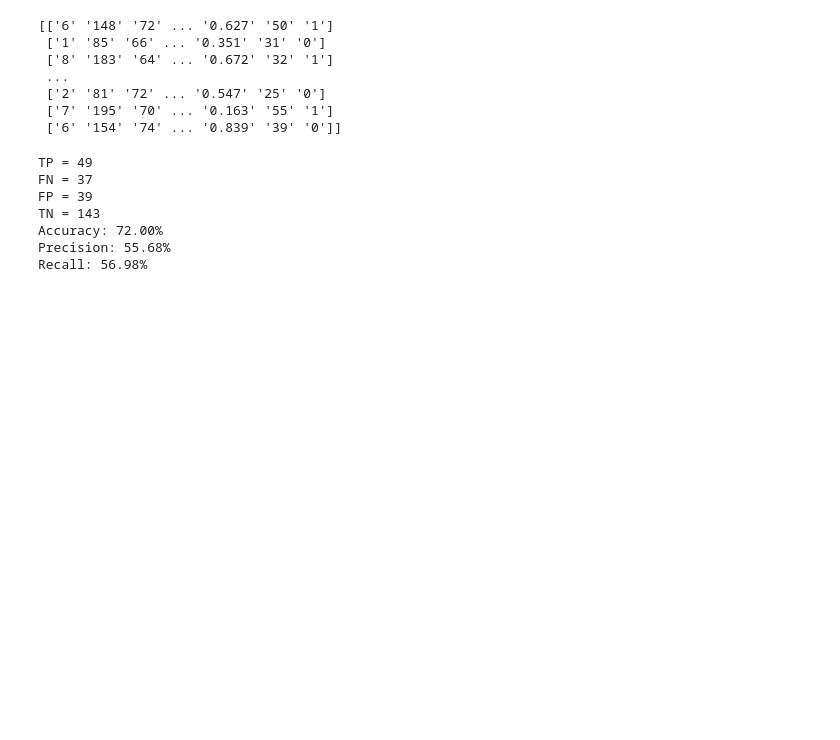
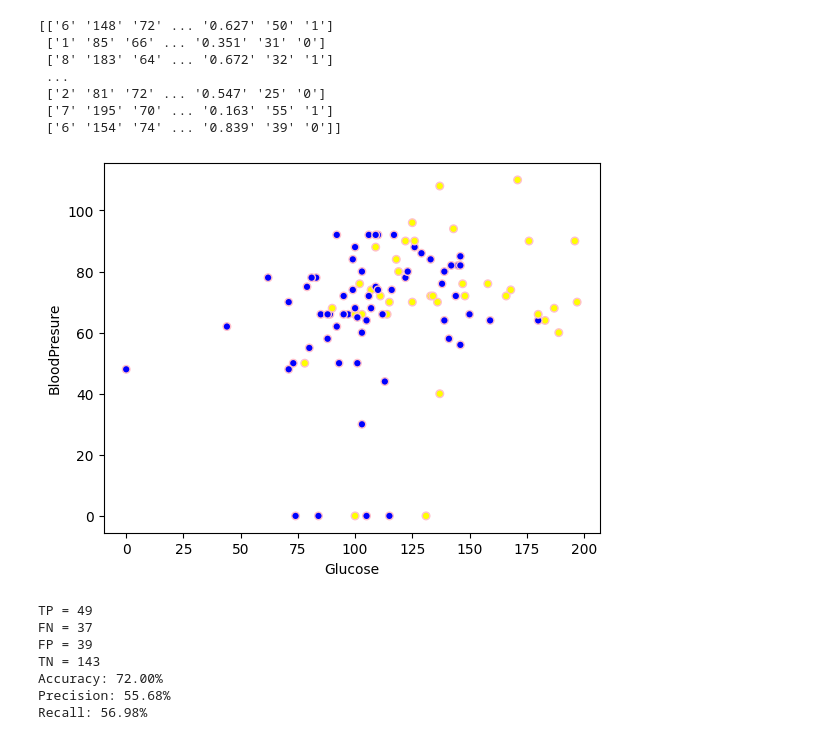
Before and after one commit to hieuhb2003/KNN_Project, a Jupyter notebook: KNN.ipynb, the cells around one changed output. Drawn from its saved outputs; the diff is of its cells as text; code cells hidden in the pictures; blank space fills up the shorter version.

```diff
--- a/KNN.ipynb
+++ b/KNN.ipynb
@@ -5,3 +9,5 @@ import math
+# %%
+MyColor = ListedColormap(['Blue','Yellow'])
 # %%
 file = open("diabetes.csv", "r")
 dataset = csv.reader(file)
@@ -11,6 +17,7 @@ file.close()
 
 trainingData = dataset[:500]
 testData = dataset[500:]
+trainData=dataset[:50]
 # %%
 print(testData)
 # %% [output]
@@ -31,6 +38,18 @@ print(trainingData)
  ['2' '81' '72' ... '0.547' '25' '0']
  ['7' '195' '70' ... '0.163' '55' '1']
  ['6' '154' '74' ... '0.839' '39' '0']]
+# %%
+x = np.array(trainData[:,1])
+y = np.array(trainData[:,2])
+color = list(map(int,np.array(trainData[:,8])))
+
+plt.scatter(list(map(int,x)),list(map(int,y)),c = color, cmap = MyColor ,edgecolor='pink',s=30)
+plt.xlabel("Glucose")
+plt.ylabel("BloodPresure")
+#plt.scatter(np.array(trainData[:,1]),np.array(trainData[:,2]),cmap = 'viridis')
+plt.show()
+# %% [output]
+[figure, added]
 # %%
 def computeDistance(data1,data2):
   res = 0;
```
Also changed, not shown: parts of 1 cell of this notebook.
